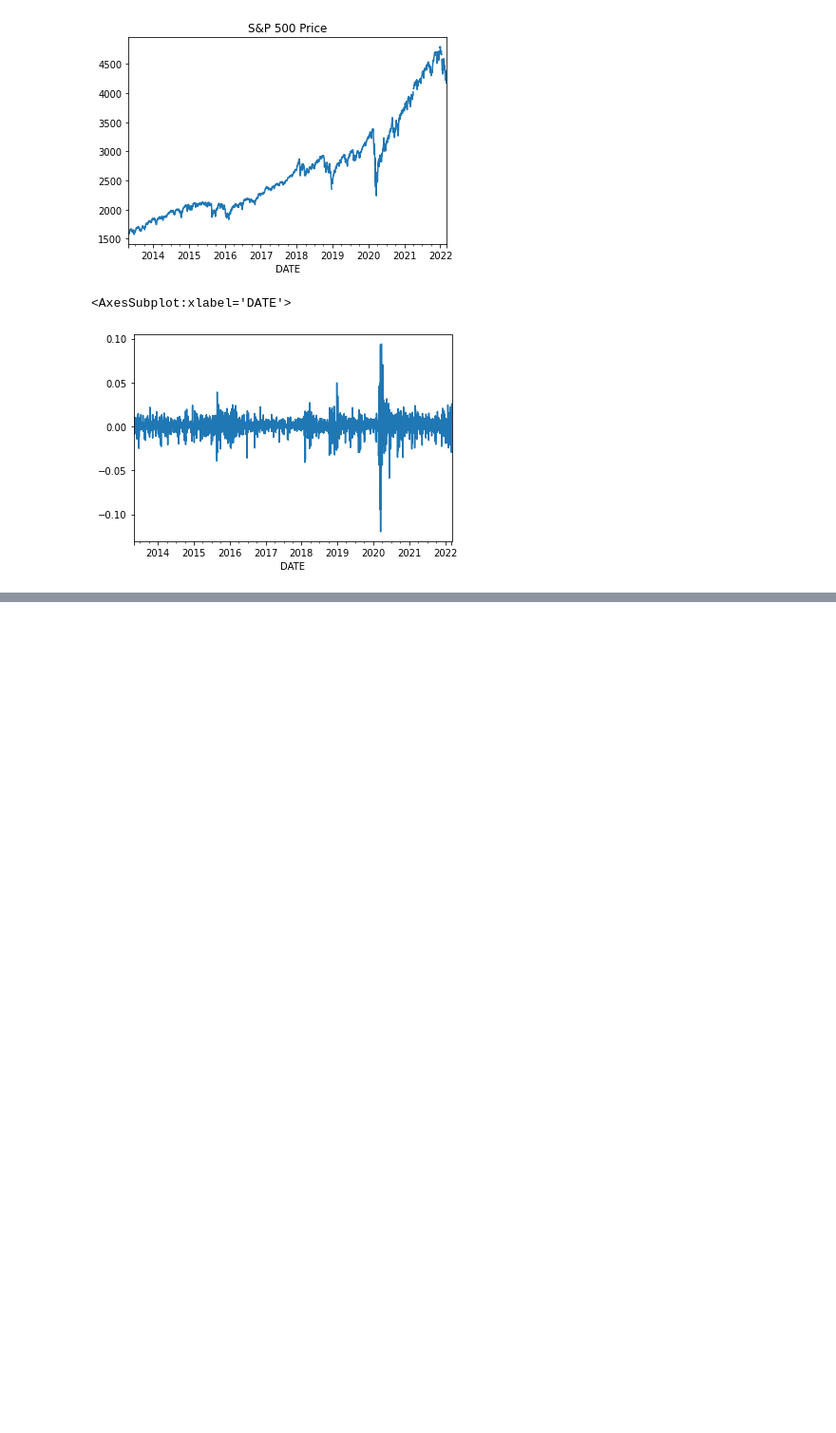
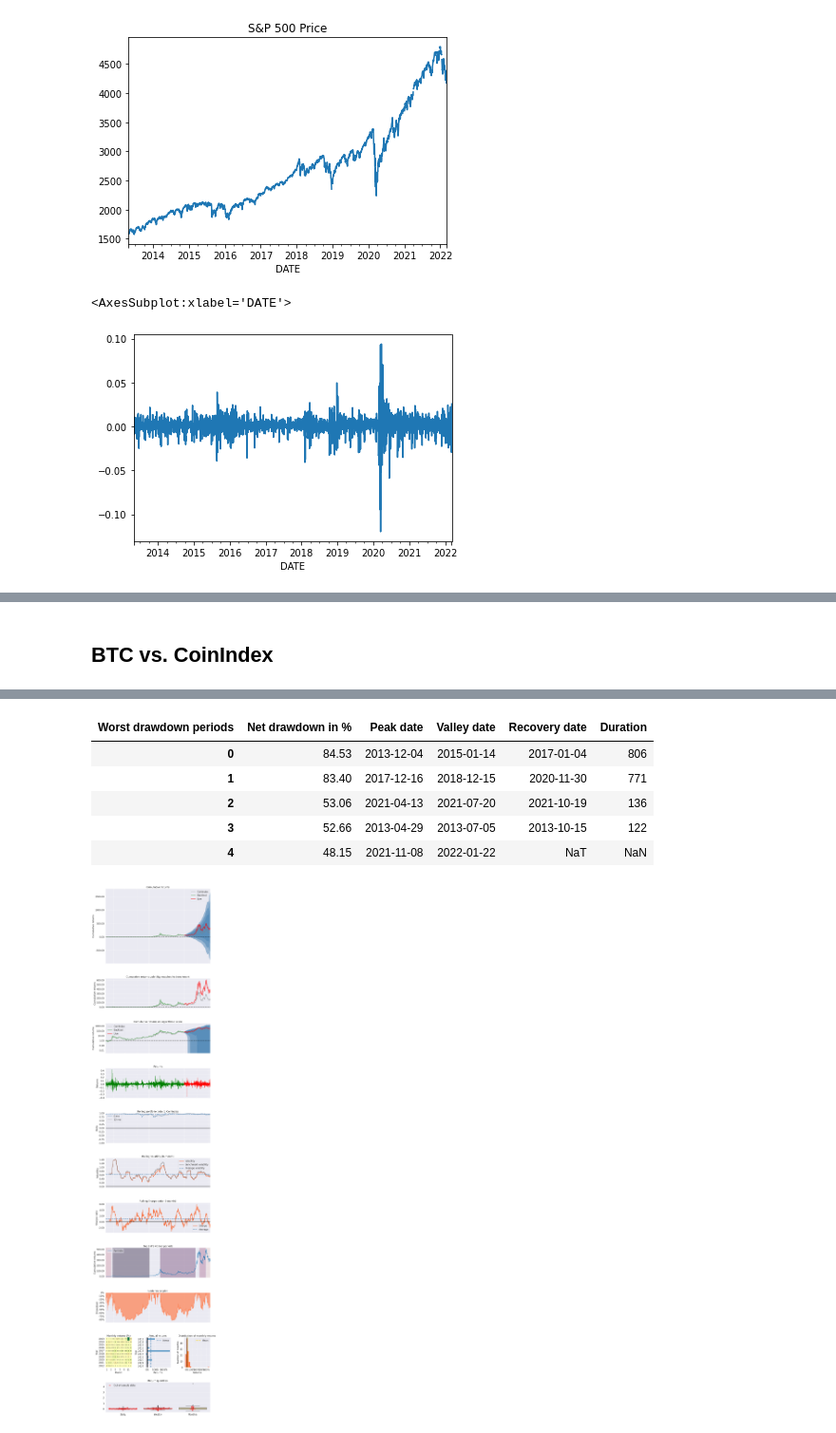
Before and after one commit to ZiyuanLi007/cryptoquant, a Jupyter notebook: example_bitcoin_sp500.ipynb, the cells around one changed output, grey strips where cells are left out. Shown at 95% size. Drawn from its saved outputs; the diff is of its cells as text; code cells hidden in the pictures; blank space fills up the shorter version.

```diff
--- a/example_bitcoin_sp500.ipynb
+++ b/example_bitcoin_sp500.ipynb
@@ -140,0 +239,5 @@ pf.create_returns_tear_sheet(btc_daily_return, benchmark_rets=sp500_daily_return
+# %% [markdown]
+## BTC vs. CoinIndex
+# %%
+pf.create_returns_tear_sheet(btc_daily_return, benchmark_rets=weighted_coins_df, live_start_date='2020-01')
+# %% [output]
@@ -140,0 +264,7 @@ pf.create_returns_tear_sheet(btc_daily_return, benchmark_rets=sp500_daily_return
+| Worst drawdown periods | Net drawdown in % | Peak date | Valley date | Recovery date | Duration |
+| 0 | 84.53 | 2013-12-04 | 2015-01-14 | 2017-01-04 | 806 |
+| 1 | 83.40 | 2017-12-16 | 2018-12-15 | 2020-11-30 | 771 |
+| 2 | 53.06 | 2021-04-13 | 2021-07-20 | 2021-10-19 | 136 |
+| 3 | 52.66 | 2013-04-29 | 2013-07-05 | 2013-10-15 | 122 |
+| 4 | 48.15 | 2021-11-08 | 2022-01-22 | NaT | NaN |
+[figure, added]
```
Also changed, not shown: parts of 15 cells of this notebook.
